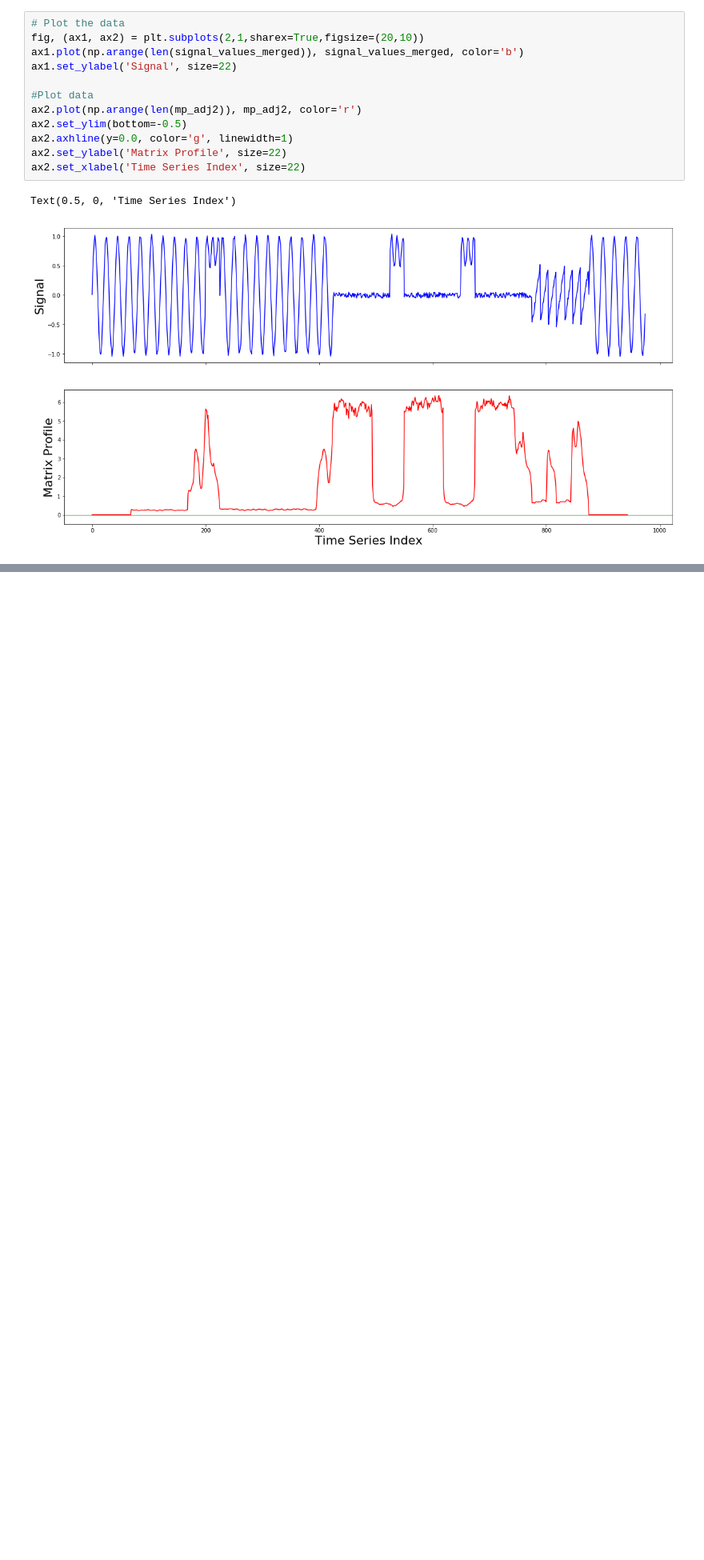
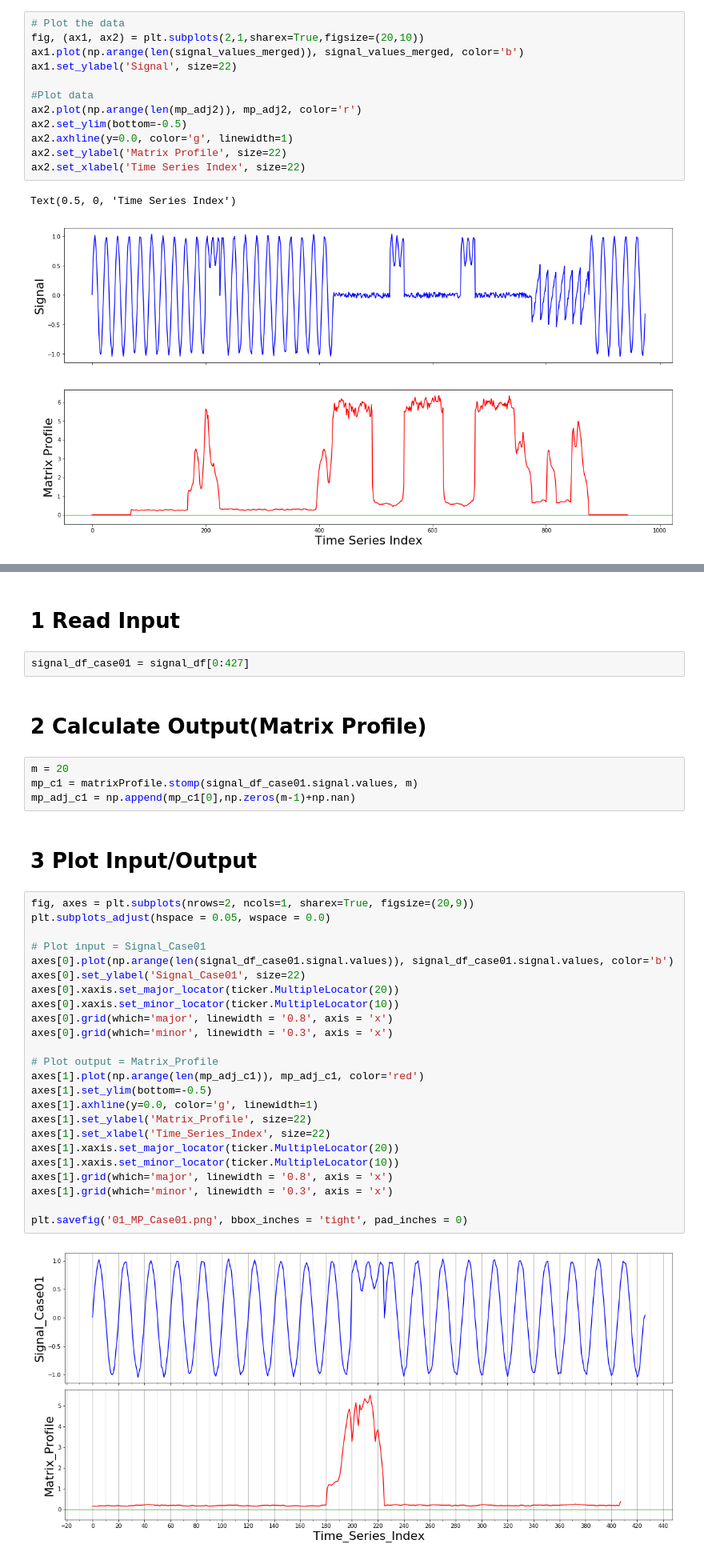
Before and after one commit to wooheaven/Python-Study, a Jupyter notebook: 06_MatrixProfile/02_matrixprofile-ts/01_Matrix_Profile_Tutorial.ipynb, the cells around one changed output, grey strips where cells are left out. Shown: that part at 80% size. Saved outputs shown, nothing was run; the diff lists cells and outputs as text; blank space fills up the shorter version.

```diff
--- a/06_MatrixProfile/02_matrixprofile-ts/01_Matrix_Profile_Tutorial.ipynb
+++ b/06_MatrixProfile/02_matrixprofile-ts/01_Matrix_Profile_Tutorial.ipynb
@@ -131,0 +137,38 @@ Text(0.5, 0, 'Time Series Index')
+# %% [markdown]
+# 1 Read Input
+# %%
+signal_df_case01 = signal_df[0:427]
+# %% [markdown]
+# 2 Calculate Output(Matrix Profile)
+# %%
+m = 20
+mp_c1 = matrixProfile.stomp(signal_df_case01.signal.values, m)
+mp_adj_c1 = np.append(mp_c1[0],np.zeros(m-1)+np.nan)
+# %% [markdown]
+# 3 Plot Input/Output
+# %%
+fig, axes = plt.subplots(nrows=2, ncols=1, sharex=True, figsize=(20,9))
+plt.subplots_adjust(hspace = 0.05, wspace = 0.0)
+
+# Plot input = Signal_Case01
+axes[0].plot(np.arange(len(signal_df_case01.signal.values)), signal_df_case01.signal.values, color='b')
+axes[0].set_ylabel('Signal_Case01', size=22)
+axes[0].xaxis.set_major_locator(ticker.MultipleLocator(20))
+axes[0].xaxis.set_minor_locator(ticker.MultipleLocator(10))
+axes[0].grid(which='major', linewidth = '0.8', axis = 'x')
+axes[0].grid(which='minor', linewidth = '0.3', axis = 'x')
+
+# Plot output = Matrix_Profile
+axes[1].plot(np.arange(len(mp_adj_c1)), mp_adj_c1, color='red')
+axes[1].set_ylim(bottom=-0.5)
+axes[1].axhline(y=0.0, color='g', linewidth=1)
+axes[1].set_ylabel('Matrix_Profile', size=22)
+axes[1].set_xlabel('Time_Series_Index', size=22)
+axes[1].xaxis.set_major_locator(ticker.MultipleLocator(20))
+axes[1].xaxis.set_minor_locator(ticker.MultipleLocator(10))
+axes[1].grid(which='major', linewidth = '0.8', axis = 'x')
+axes[1].grid(which='minor', linewidth = '0.3', axis = 'x')
+
+plt.savefig('01_MP_Case01.png', bbox_inches = 'tight', pad_inches = 0)
+# %% [output]
+[figure, added]
```
Also changed, not shown: parts of 13 cells of this notebook, 3 other files.
